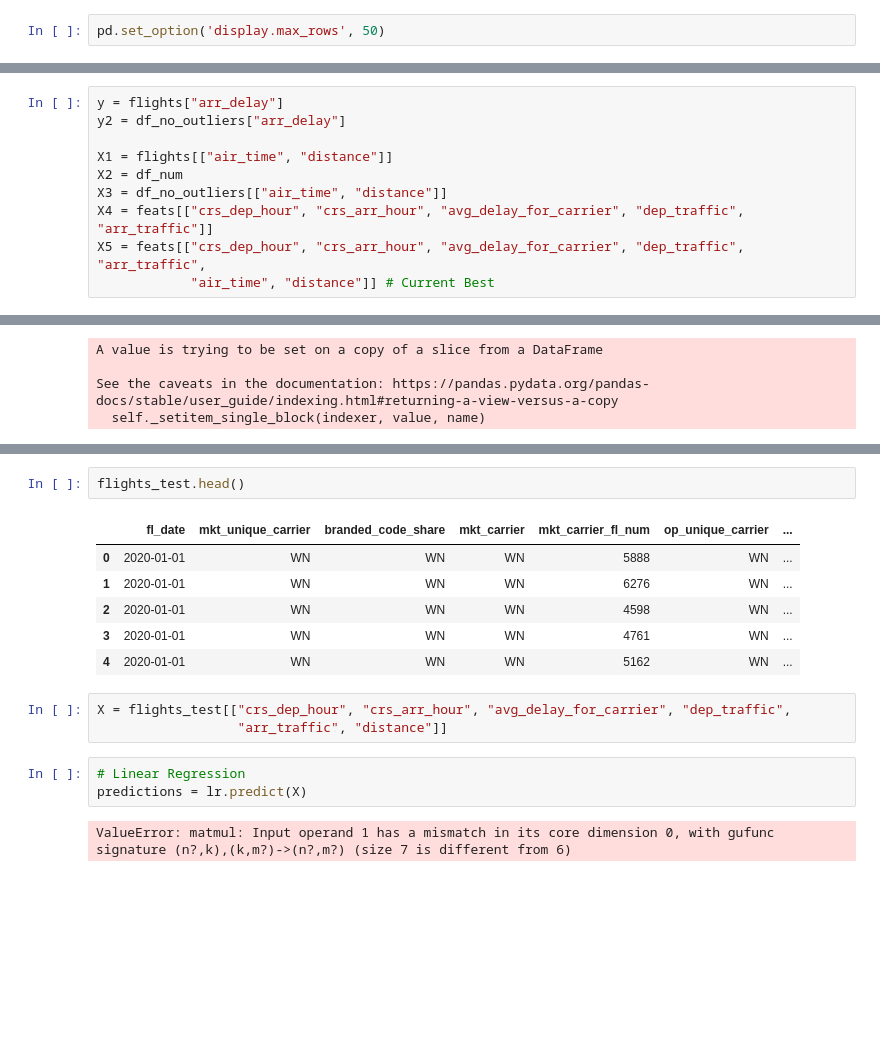
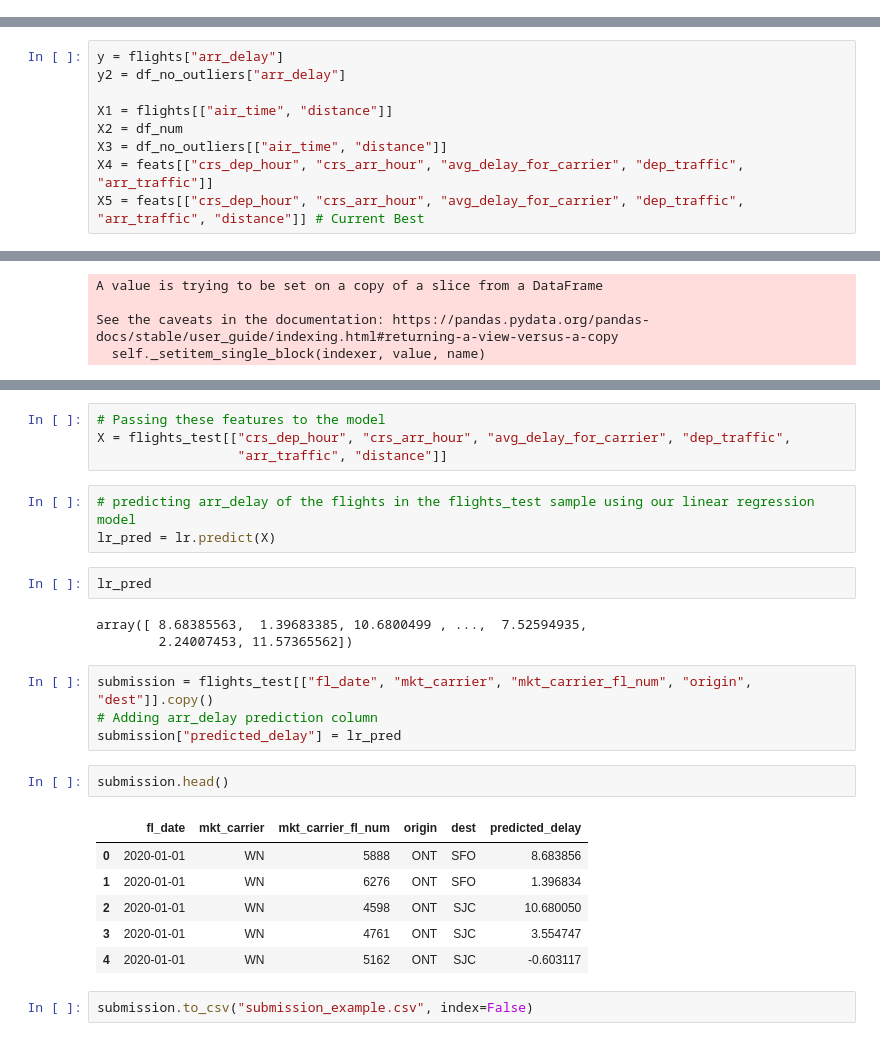
Before and after one commit to ZacharyArgentin/LHL_Midterm_Project_Predicting_Flight_Delays, a Jupyter notebook: experiments.ipynb, the cells around one changed output, grey strips where cells are left out. Saved outputs shown, nothing was run; the diff lists cells and outputs as text; blank space fills up the shorter version.

Commit message:
added submission_example.csv

```diff
--- a/experiments.ipynb
+++ b/experiments.ipynb
@@ -51,5 +51,3 @@ flights.head()
 | 2 | 2018-03-07 | AA | AA | 600 | AA | N151UW | ... |
 | 3 | 2018-03-07 | AA | AA | 1805 | AA | N924US | ... |
 | 4 | 2018-03-07 | AA | AA | 2615 | AA | N945NN | ... |
-# %%
-pd.set_option('display.max_rows', 50)
@@ -220,6 +145,5 @@ X1 = flights[["air_time", "distance"]]
 X2 = df_num
 X3 = df_no_outliers[["air_time", "distance"]]
 X4 = feats[["crs_dep_hour", "crs_arr_hour", "avg_delay_for_carrier", "dep_traffic", "arr_traffic"]]
-X5 = feats[["crs_dep_hour", "crs_arr_hour", "avg_delay_for_carrier", "dep_traffic", "arr_traffic",
-            "air_time", "distance"]] # Current Best
+X5 = feats[["crs_dep_hour", "crs_arr_hour", "avg_delay_for_carrier", "dep_traffic", "arr_traffic", "distance"]] # Current Best
 # %% [markdown]
@@ -306,18 +226,28 @@ n_flights_arr_map = dict(zip(n_flights_arr["crs_arr_hour"], n_flights_arr["count
 flights_test["arr_traffic"] = flights_test["crs_arr_hour"].map(n_flights_arr_map)
-# %%
-flights_test.head()
-# %% [output]
-|  | fl_date | mkt_unique_carrier | branded_code_share | mkt_carrier | mkt_carrier_fl_num | op_unique_carrier | ... |
-| 0 | 2020-01-01 | WN | WN | WN | 5888 | WN | ... |
-| 1 | 2020-01-01 | WN | WN | WN | 6276 | WN | ... |
-| 2 | 2020-01-01 | WN | WN | WN | 4598 | WN | ... |
-| 3 | 2020-01-01 | WN | WN | WN | 4761 | WN | ... |
-| 4 | 2020-01-01 | WN | WN | WN | 5162 | WN | ... |
 # %%
+# Passing these features to the model
 X = flights_test[["crs_dep_hour", "crs_arr_hour", "avg_delay_for_carrier", "dep_traffic",
                   "arr_traffic", "distance"]]
 # %%
-# Linear Regression
-predictions = lr.predict(X)
+# predicting arr_delay of the flights in the flights_test sample using our linear regression model
+lr_pred = lr.predict(X)
-# %% [output]
-ValueError: matmul: Input operand 1 has a mismatch in its core dimension 0, with gufunc signature (n?,k),(k,m?)->(n?,m?) (size 7 is different from 6)
+# %%
+lr_pred
+# %% [output]
+array([ 8.68385563,  1.39683385, 10.6800499 , ...,  7.52594935,
+        2.24007453, 11.57365562])
+# %%
+submission = flights_test[["fl_date", "mkt_carrier", "mkt_carrier_fl_num", "origin", "dest"]].copy()
+# Adding arr_delay prediction column
+submission["predicted_delay"] = lr_pred
+# %%
+submission.head()
+# %% [output]
+|  | fl_date | mkt_carrier | mkt_carrier_fl_num | origin | dest | predicted_delay |
+| 0 | 2020-01-01 | WN | 5888 | ONT | SFO | 8.683856 |
+| 1 | 2020-01-01 | WN | 6276 | ONT | SFO | 1.396834 |
+| 2 | 2020-01-01 | WN | 4598 | ONT | SJC | 10.680050 |
+| 3 | 2020-01-01 | WN | 4761 | ONT | SJC | 3.554747 |
+| 4 | 2020-01-01 | WN | 5162 | ONT | SJC | -0.603117 |
+# %%
+submission.to_csv("submission_example.csv", index=False)
```
Also changed, not shown: parts of 16 cells of this notebook, 1 other file.
